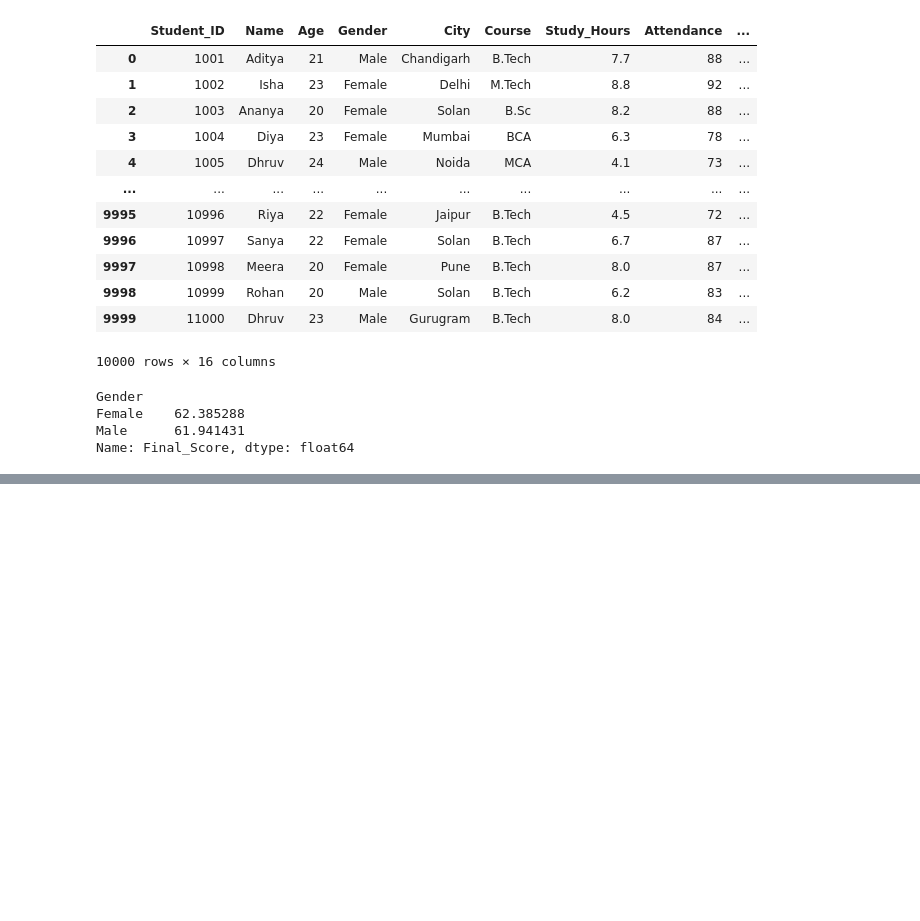
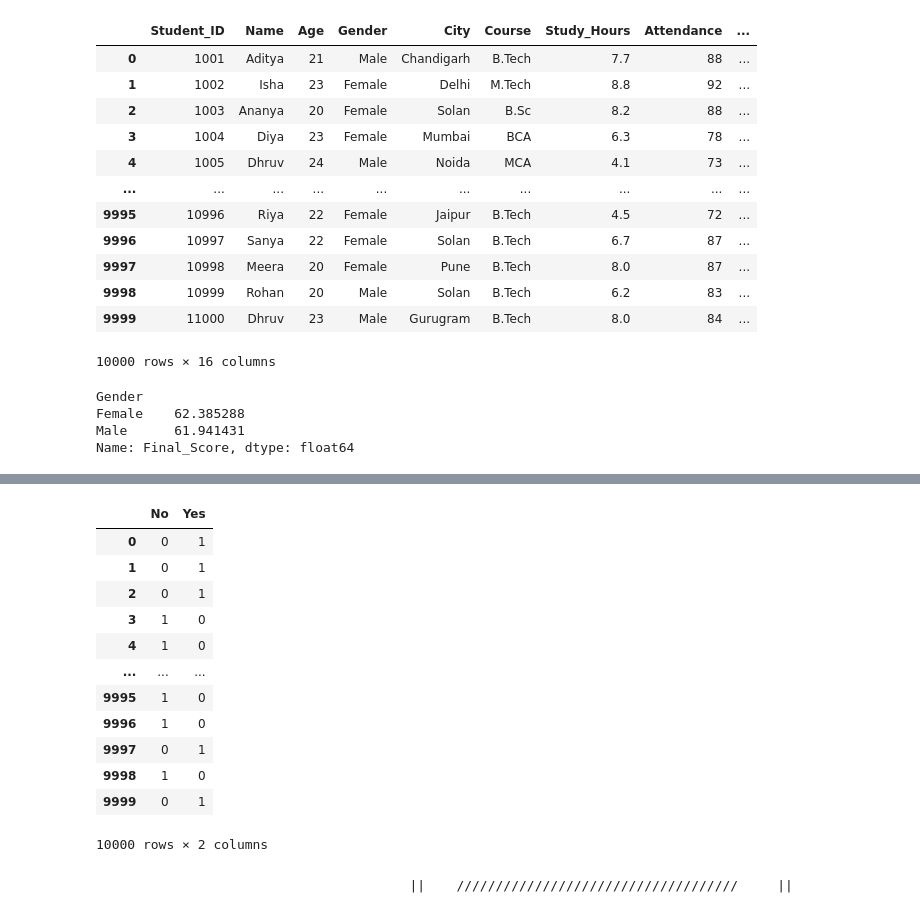
Before and after one commit to VanshJaswal1/python-libraries, a Jupyter notebook: Pandas/panda.ipynb, the cells around one changed output, grey strips where cells are left out. Saved outputs shown, nothing was run; the diff lists cells and outputs as text; code cells hidden in the pictures; blank space fills up the shorter version.

```diff
--- a/Pandas/panda.ipynb
+++ b/Pandas/panda.ipynb
@@ -390,0 +509,2 @@ Name: Final_Score, dtype: float64
+# %%
+sdf = pd.read_csv("student_performance_10k.csv")
@@ -390,0 +526,18 @@ Name: Final_Score, dtype: float64
+# %%
+pd.get_dummies(sdf["Placement"] , dtype=int)
+# %% [output]
+|  | No | Yes |
+| 0 | 0 | 1 |
+| 1 | 0 | 1 |
+| 2 | 0 | 1 |
+| 3 | 1 | 0 |
+| 4 | 1 | 0 |
+| ... | ... | ... |
+| 9995 | 1 | 0 |
+| 9996 | 1 | 0 |
+| 9997 | 0 | 1 |
+| 9998 | 1 | 0 |
+| 9999 | 0 | 1 |
+10000 rows × 2 columns
+# %% [markdown]
+                                          ||    ////////////////////////////////////     ||
```
Also changed, not shown: parts of 12 cells of this notebook.
